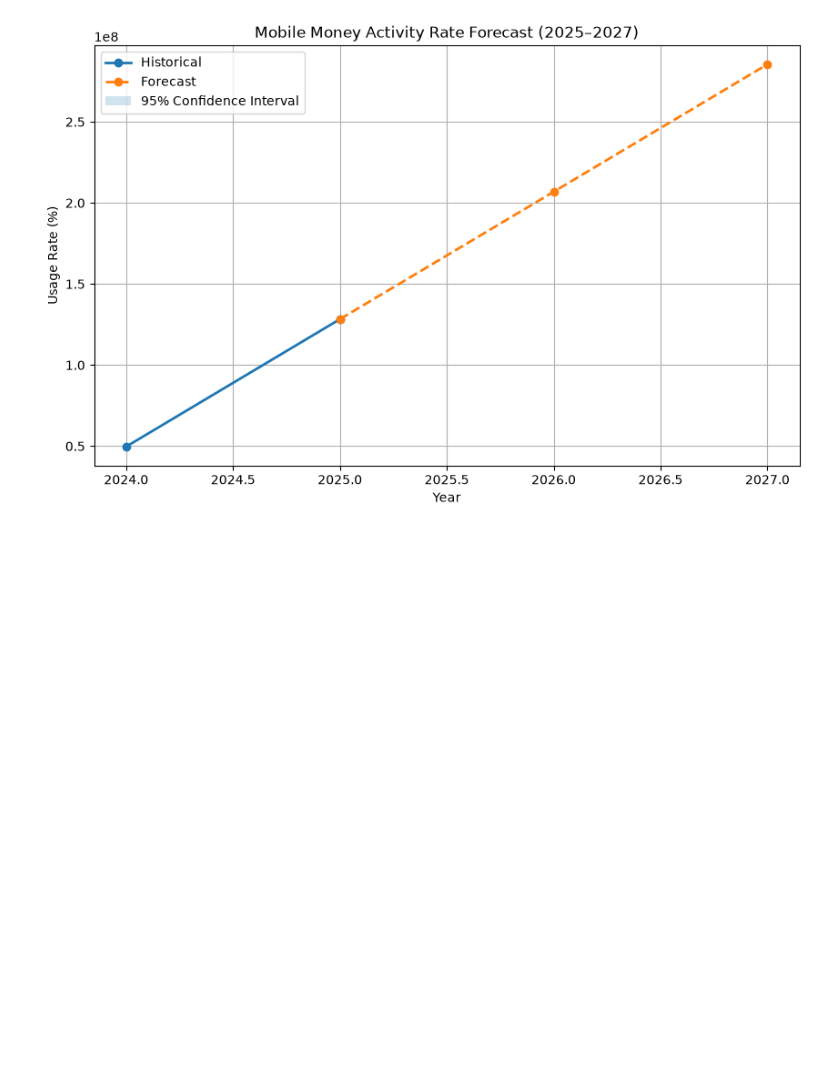
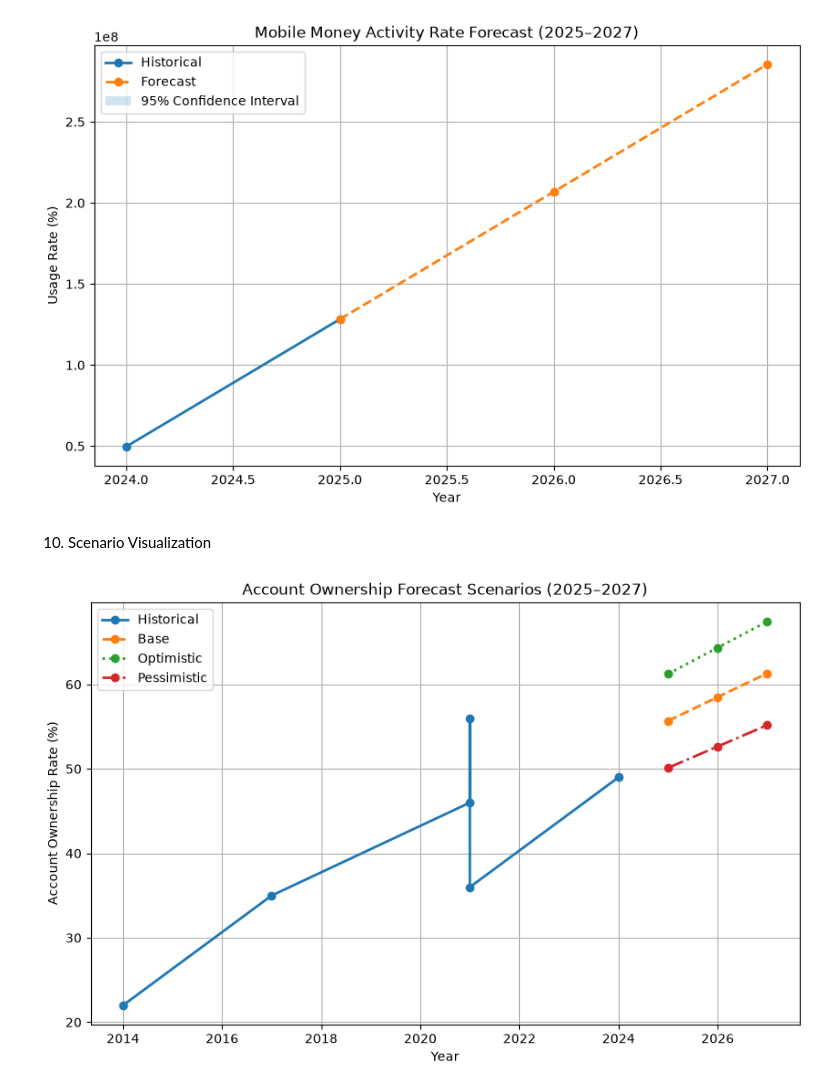
Before and after one commit to Lalisecf/ethiopia-fi-forecast-week11, a Jupyter notebook: notebooks/task4_forecasting.ipynb, the cells around one changed output. Drawn from its saved outputs; the diff is of its cells as text; code cells hidden in the pictures; blank space fills up the shorter version.

Commit message:
task4: create scenario comparison visualization

```diff
--- a/notebooks/task4_forecasting.ipynb
+++ b/notebooks/task4_forecasting.ipynb
@@ -651,3 +651,74 @@ plt.savefig(
 plt.show()
 # %% [output]
 [figure]
+# %% [markdown]
+10. Scenario Visualization
+# %%
+#Create Scenario Forecasts
+future["optimistic"] = future["forecast"] * 1.10
+future["base"] = future["forecast"]
+future["pessimistic"] = future["forecast"] * 0.90
+# %%
+#Plot Scenario Comparison
+from pathlib import Path
+
+# Create output folder
+Path("reports/figures").mkdir(parents=True, exist_ok=True)
+
+plt.figure(figsize=(10,6))
+
+# Historical observations
+plt.plot(
+    access["year"],
+    access["value_numeric"],
+    marker="o",
+    linewidth=2,
+    label="Historical"
+)
+
+# Base scenario
+plt.plot(
+    future["year"],
+    future["base"],
+    marker="o",
+    linestyle="--",
+    linewidth=2,
+    label="Base"
+)
+
+# Optimistic scenario
+plt.plot(
+    future["year"],
+    future["optimistic"],
+    marker="o",
+    linestyle=":",
+    linewidth=2,
+    label="Optimistic"
+)
+
+# Pessimistic scenario
+plt.plot(
+    future["year"],
+    future["pessimistic"],
+    marker="o",
+    linestyle="-.",
+    linewidth=2,
+    label="Pessimistic"
+)
+
+plt.title("Account Ownership Forecast Scenarios (2025–2027)")
+plt.xlabel("Year")
+plt.ylabel("Account Ownership Rate (%)")
+plt.grid(True)
+plt.legend()
+
+# Save figure
+plt.savefig(
+    "reports/figures/scenario_forecasts.png",
+    dpi=300,
+    bbox_inches="tight"
+)
+
+plt.show()
+# %% [output]
+[figure, added]
```
Also changed, not shown: parts of 1 cell of this notebook.
